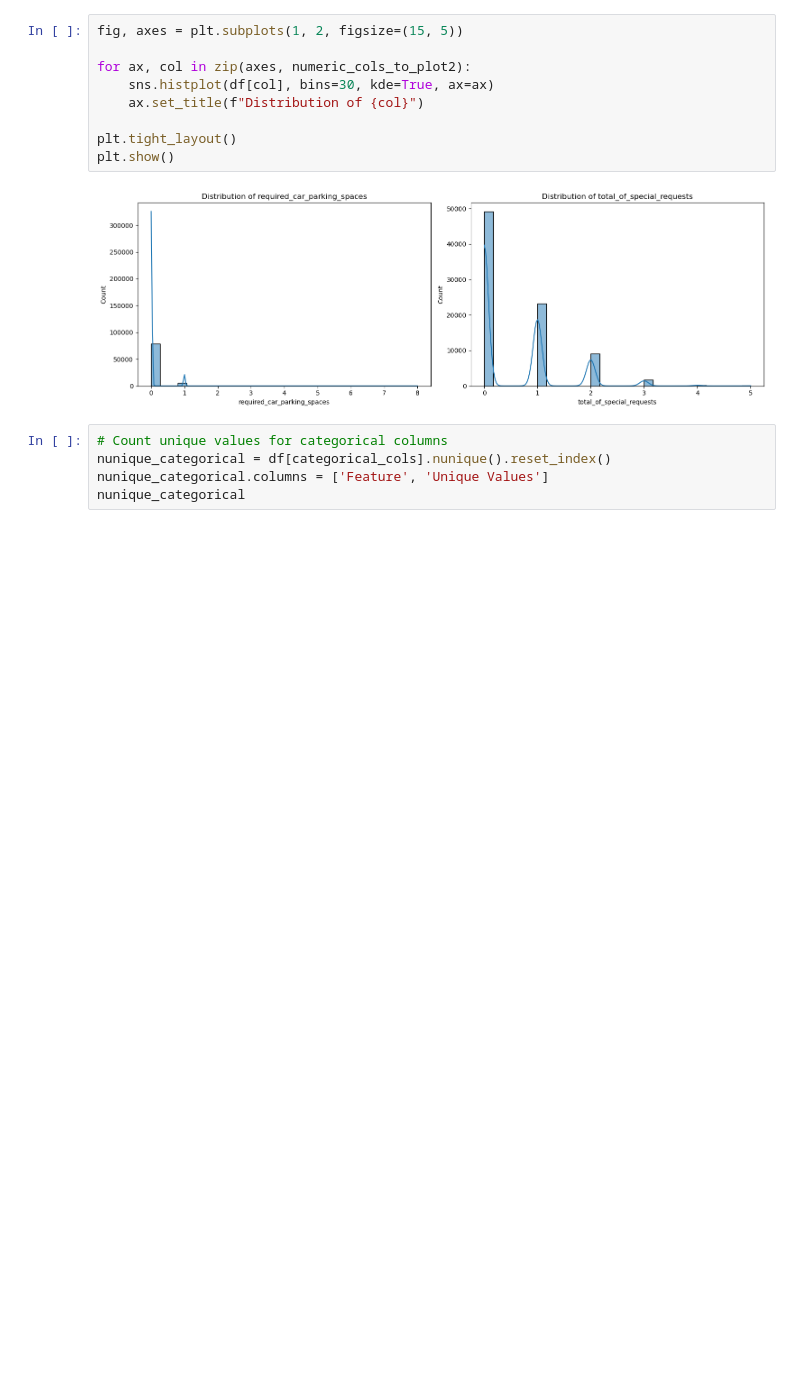
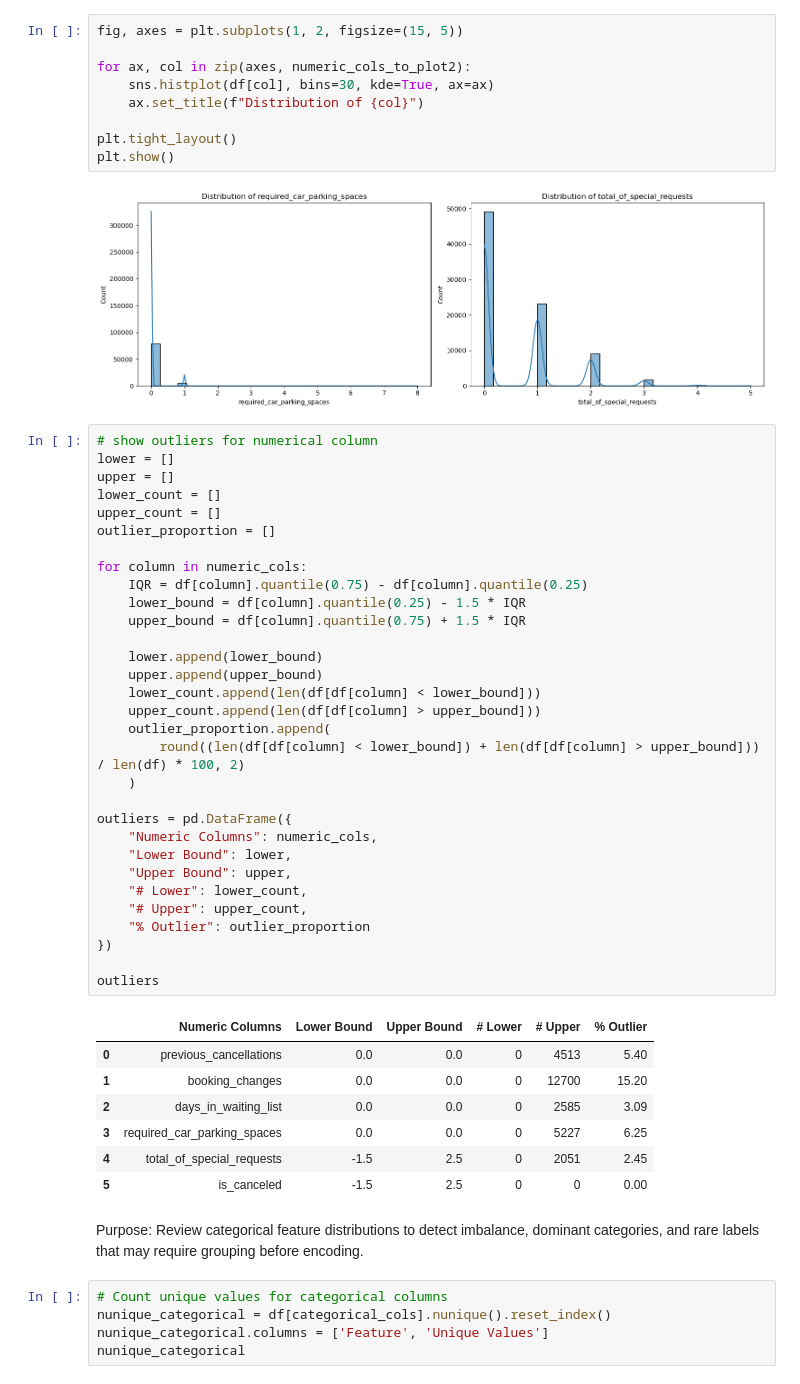
Before and after one commit to AliefRND/MachineLearningProject, a Jupyter notebook: notebooks/Notebook.ipynb, the cells around one changed output. Cells and saved outputs as stored; diff of their text form; blank space fills up the shorter version.

```diff
--- a/notebooks/Notebook.ipynb
+++ b/notebooks/Notebook.ipynb
@@ -382,6 +424,47 @@ plt.tight_layout()
 plt.show()
 # %% [output]
 [figure]
+# %%
+# show outliers for numerical column
+lower = []
+upper = []
+lower_count = []
+upper_count = []
+outlier_proportion = []
+
+for column in numeric_cols:
+    IQR = df[column].quantile(0.75) - df[column].quantile(0.25)
+    lower_bound = df[column].quantile(0.25) - 1.5 * IQR
+    upper_bound = df[column].quantile(0.75) + 1.5 * IQR
+
+    lower.append(lower_bound)
+    upper.append(upper_bound)
+    lower_count.append(len(df[df[column] < lower_bound]))
+    upper_count.append(len(df[df[column] > upper_bound]))
+    outlier_proportion.append(
+        round((len(df[df[column] < lower_bound]) + len(df[df[column] > upper_bound])) / len(df) * 100, 2)
+    )
+
+outliers = pd.DataFrame({
+    "Numeric Columns": numeric_cols,
+    "Lower Bound": lower,
+    "Upper Bound": upper,
+    "# Lower": lower_count,
+    "# Upper": upper_count,
+    "% Outlier": outlier_proportion
+})
+
+outliers
+# %% [output]
+|  | Numeric Columns | Lower Bound | Upper Bound | # Lower | # Upper | % Outlier |
+| 0 | previous_cancellations | 0.0 | 0.0 | 0 | 4513 | 5.40 |
+| 1 | booking_changes | 0.0 | 0.0 | 0 | 12700 | 15.20 |
+| 2 | days_in_waiting_list | 0.0 | 0.0 | 0 | 2585 | 3.09 |
+| 3 | required_car_parking_spaces | 0.0 | 0.0 | 0 | 5227 | 6.25 |
+| 4 | total_of_special_requests | -1.5 | 2.5 | 0 | 2051 | 2.45 |
+| 5 | is_canceled | -1.5 | 2.5 | 0 | 0 | 0.00 |
+# %% [markdown]
+Purpose: Review categorical feature distributions to detect imbalance, dominant categories, and rare labels that may require grouping before encoding.
 # %%
 # Count unique values for categorical columns
 nunique_categorical = df[categorical_cols].nunique().reset_index()
```
Also changed, not shown: parts of 65 cells of this notebook.
